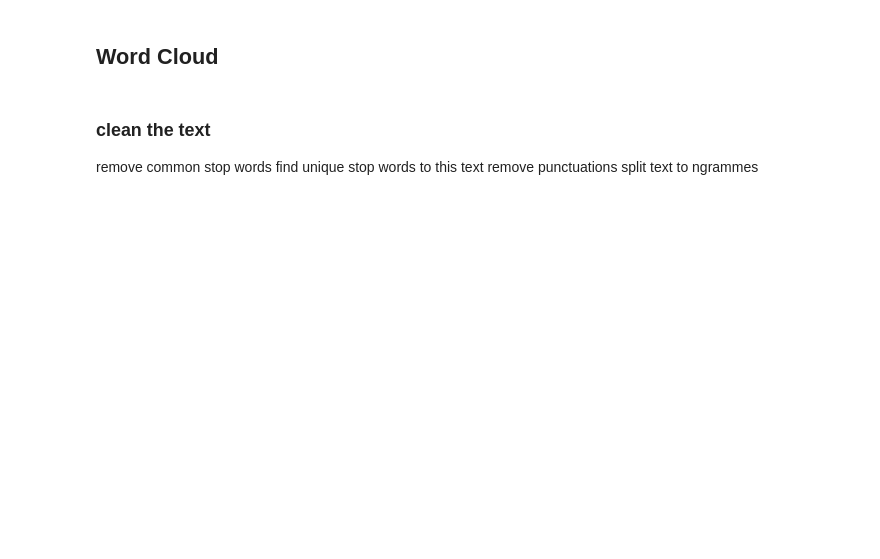
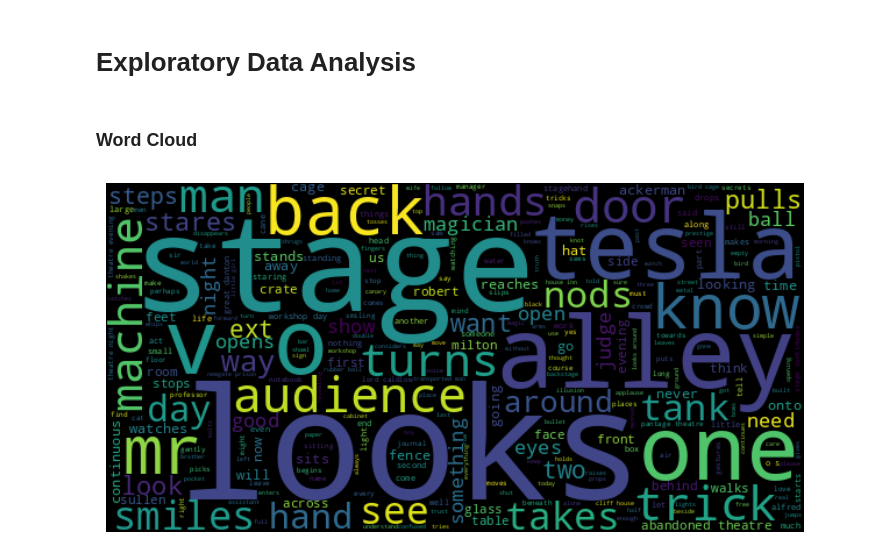
Before and after one commit to oumaimaoys/Nolan-scripts-exploration, a Jupyter notebook: notebooks/prestige_ntbk.ipynb, the cells around one changed output. Saved outputs shown, nothing was run; the diff lists cells and outputs as text; code cells hidden in the pictures; blank space fills up the shorter version.

```diff
--- a/notebooks/prestige_ntbk.ipynb
+++ b/notebooks/prestige_ntbk.ipynb
@@ -5,0 +10,3 @@ from collections import Counter
+# %%
+# set path to text to analyze
+text_file_path = "C:\\Users\\lenovo\\Documents\\CODING\\python\\New folder\\data\\Scripts\\2006 The Prestige Scripts.txt"
@@ -6 +55,7 @@ from collections import Counter
+# %%
+# remove common stop words
+stopwords_list = list(WordCloud().stopwords)
+
+# particular stop words for the script
+specific_words = ['CONT\'D', 'V.O', 'OWENS', 'int','sarah','CUTTER', 'ANGIER', 'OLIVIA','JULIA','BORDEN','FALLON','FISHER','ROOT','SAUL','MERRIT','JESS','MRS. BORDEN','MRS. ANGIER']
 # %% [markdown]
@@ -8,3 +62,0 @@ from collections import Counter
-# %%
-# set path to text to analyze
-text = "data\Scripts\\2006 The Prestige Scripts.txt"
@@ -11,29 +119,25 @@ text = "data\Scripts\\2006 The Prestige Scripts.txt"
+# %% [markdown]
+# Exploratory Data Analysis
 # %% [markdown]
-## Word Cloud
+### Word Cloud
 # %%
-def getWordCloud(text_file_path, i = 0, stop_words = []):
-
-    # get text from file
-    text = open(text_file_path).read().lower()
+def getWordCloud(text, stop_words = []):
 
     # generate word cloud
     wordcloud = WordCloud(random_state= 8,
                           normalize_plurals = False,
                           width=600,
                           height= 300,
                           max_words=300,
                           stopwords=stop_words).generate(text)
 
     # vizualize word cloud
     fig, ax = plt.subplots(1,1, figsize=(9,6))
     plt.imshow(wordcloud, interpolation='bilinear')
     plt.axis('off')
-    i += 1
-    plt.savefig('data/wordClouds/' + text_file_path[-4:] + str(i) + '.png')
+    plt.savefig('C:\\Users\\lenovo\\Documents\\CODING\\python\\New folder\\data\\wordClouds' + text_file_path[-4:] + '.png')
     plt.show()
+
+getWordCloud(text, stopwords_list + specific_words)
+# %% [output]
+[figure, added]
-# %% [markdown]
-### clean the text
-remove common stop words
-find unique stop words to this text
-remove punctuations
-split text to ngrammes
```
Also changed, not shown: parts of 14 cells of this notebook, 2 other files.
